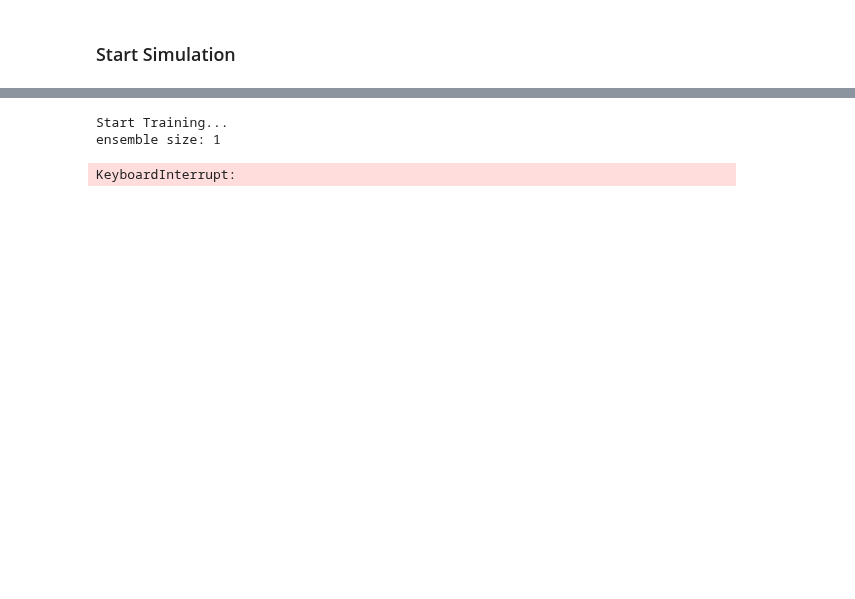
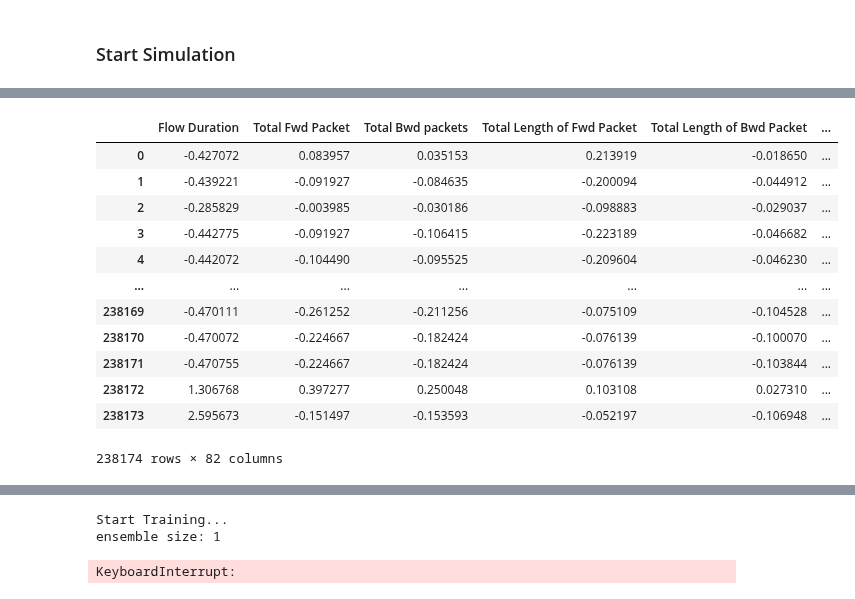
Before and after one commit to VincentSheh/NA_Model_Evaluation, a Jupyter notebook: atk_locality.ipynb, the cells around one changed output, grey strips where cells are left out. Drawn from its saved outputs; the diff is of its cells as text; code cells hidden in the pictures; blank space fills up the shorter version.

```diff
--- a/atk_locality.ipynb
+++ b/atk_locality.ipynb
@@ -622,7 +712,23 @@ gm_training_data["Label"] = y
 # %%
-X_gm_train, X_gm_test, y_gm_train, y_gm_test = train_test_split(
-    gm_training_data.drop(columns=["Label"]), gm_training_data["Label"], shuffle=True, test_size=0.2, random_state=4022
-)
+# X_gm_train, X_gm_test, y_gm_train, y_gm_test = train_test_split(
+#     gm_training_data.drop(columns=["Label"]), gm_training_data["Label"], shuffle=True, test_size=0.2, random_state=4022
+# )
 # X_gm_train, X_gm_test, y_gm_train, y_gm_test = train_test_split(
 #     cicids_df_scaled.drop(columns=["Label"]), cicids_df_scaled["Label"].map({"BENIGN": 0}).fillna(1), shuffle=True, test_size=0.2, random_state=4022
 # )
+# X_gm_train, X_gm_test, y_gm_train, y_gm_test = preprocess_data(cicids_df)
+X_gm_train, X_gm_test, y_gm_train, y_gm_test = preprocess_data(gm_training_data, train_perc=0.99)
+# %%
+lm_clf = DecisionTreeClassifier(criterion='entropy',
+                                # max_depth=5,
+                                # min_samples_leaf=10,
+                                # ccp_alpha=0.01, #Pruning coef
+                                random_state=4022)
+lm_clf.fit(X_gm_train, y_gm_train)
+# Predict on the training data
+y_pred = lm_clf.predict(X_gm_test)
+
+# Calculate metrics
+acc = accuracy_score(y_gm_test, y_pred)
+f1 = f1_score(y_gm_test, y_pred, average='binary')  # Use 'binary' or 'weighted' based on your label type
+print(acc, f1)
@@ -631,14 +765,17 @@ X_gm_train, X_gm_test, y_gm_train, y_gm_test = train_test_split(
 # %%
 # TODO: Compare Different Epochs
-atk_list = ["Portscan", "DoS Hulk", "DDoS"]
-X_gm_train["Label"] = y_gm_train
-global_model = Global_Model(X_gm_train[:])
+# atk_list = ["Portscan", "DoS Hulk", "DDoS"]
+
 LIGHT_GREEN = '\033[92m'  # Light green
 GREEN = '\033[32m'  # Green
-RESET = '\033[0m'         # Reset to default color
-print(X_gm_train.shape)
+BLUE = '\033[34m'  # Green
+PURPLE = '\033[35m'  # Green
+
+RESET = '\033[0m'   # Reset to default color
+
 
 # Example usage
 num_runs = 1
-num_timesteps = 100
+num_timesteps = 300
 num_edge_area = 5
+supervision = 0.05
@@ -751,0 +1001,16 @@ KeyboardInterrupt:
+# %%
+edge_area.local_model.lm_data
+# %% [output]
+|  | Flow Duration | Total Fwd Packet | Total Bwd packets | Total Length of Fwd Packet | Total Length of Bwd Packet | ... |
+| 0 | -0.427072 | 0.083957 | 0.035153 | 0.213919 | -0.018650 | ... |
+| 1 | -0.439221 | -0.091927 | -0.084635 | -0.200094 | -0.044912 | ... |
+| 2 | -0.285829 | -0.003985 | -0.030186 | -0.098883 | -0.029037 | ... |
+| 3 | -0.442775 | -0.091927 | -0.106415 | -0.223189 | -0.046682 | ... |
+| 4 | -0.442072 | -0.104490 | -0.095525 | -0.209604 | -0.046230 | ... |
+| ... | ... | ... | ... | ... | ... | ... |
+| 238169 | -0.470111 | -0.261252 | -0.211256 | -0.075109 | -0.104528 | ... |
+| 238170 | -0.470072 | -0.224667 | -0.182424 | -0.076139 | -0.100070 | ... |
+| 238171 | -0.470755 | -0.224667 | -0.182424 | -0.076139 | -0.103844 | ... |
+| 238172 | 1.306768 | 0.397277 | 0.250048 | 0.103108 | 0.027310 | ... |
+| 238173 | 2.595673 | -0.151497 | -0.153593 | -0.052197 | -0.106948 | ... |
+238174 rows × 82 columns
```
Also changed, not shown: parts of 38 cells of this notebook, 11 other files.
